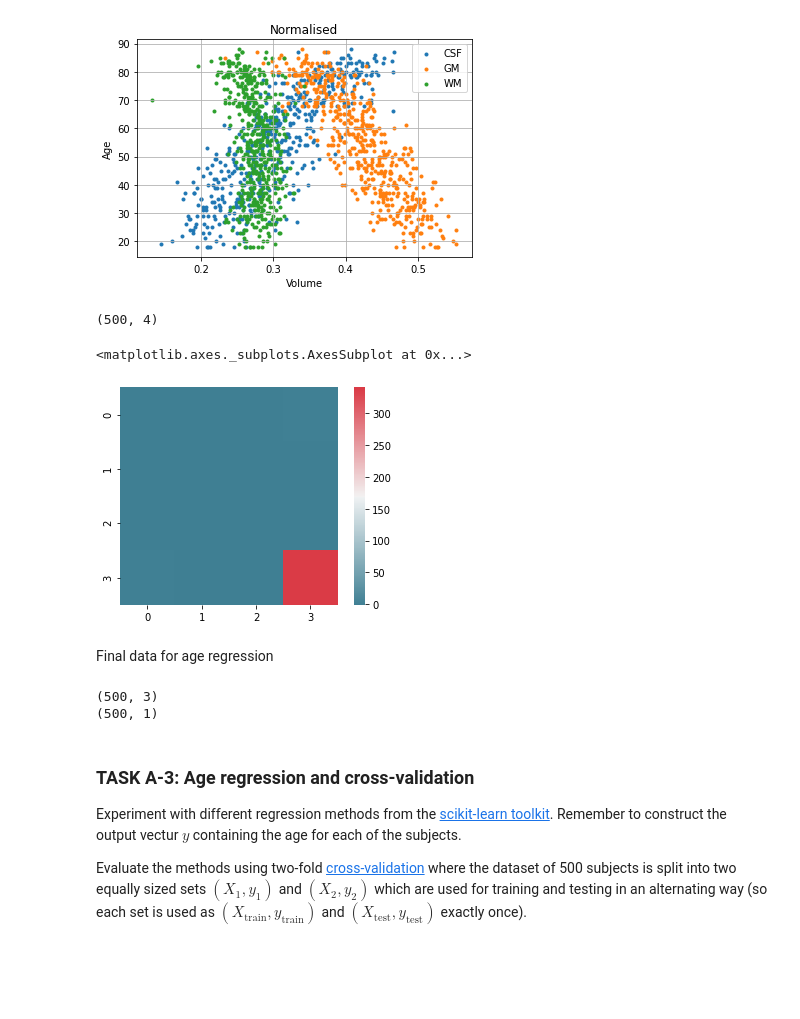
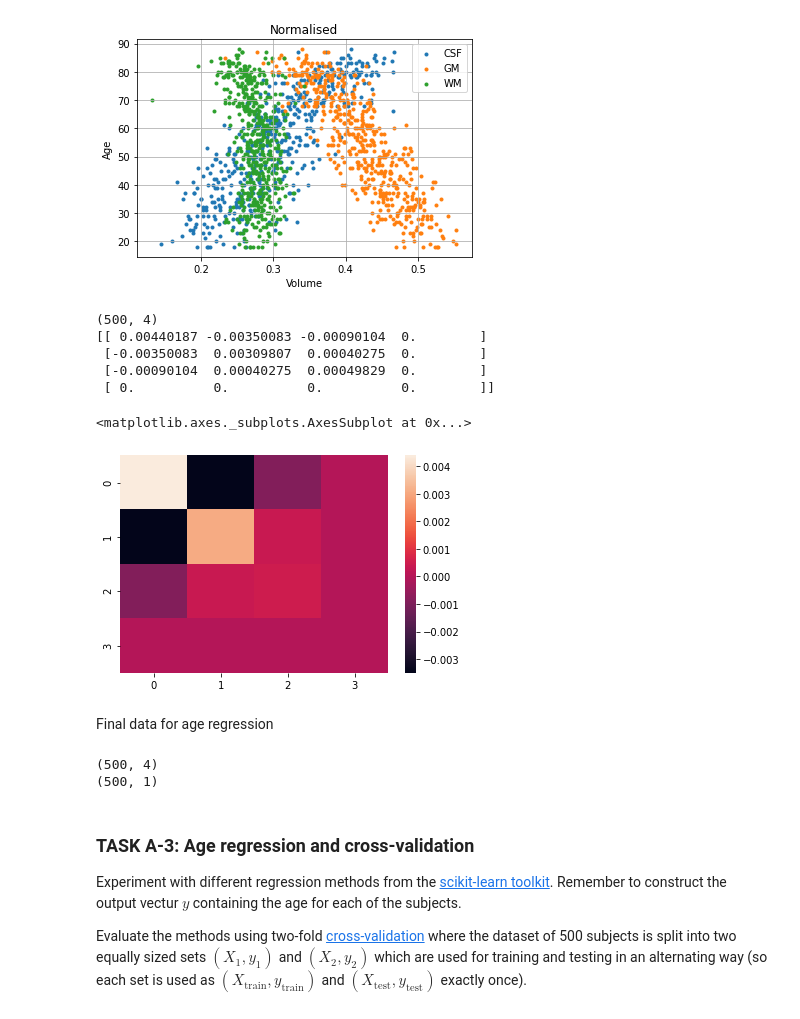
Before and after one commit to gf4417/MLforIMG-CW, a Jupyter notebook: Copy_of_CW_Brain_Age_Regression.ipynb, the cells around one changed output. Cells and saved outputs as stored; diff of their text form; code cells hidden in the pictures; blank space fills up the shorter version.

```diff
--- a/Copy_of_CW_Brain_Age_Regression.ipynb
+++ b/Copy_of_CW_Brain_Age_Regression.ipynb
@@ -696,7 +696,7 @@ ids_reg_train = list(meta_data_reg_train['subject_id'])
 files_reg_seg_train = [seg_dir + 'sub-' + f + '_T1w_seg.nii.gz' for f in ids_reg_train]
 
 # THIS MATRIX WILL STORE THE VOLUMES PER TISSUE CLASS
-vols = np.zeros((3,len(files_reg_seg_train)))
+vols = np.zeros((4,len(files_reg_seg_train)))
 
 for idx, _ in enumerate(tqdm(range(len(files_reg_seg_train)), desc='Calculating Features')):
 
@@ -712,6 +712,7 @@ for idx, _ in enumerate(tqdm(range(len(files_reg_seg_train)), desc='Calculating
         vols[0][idx] = np.sum(seg_img == 1)
         vols[1][idx] = np.sum(seg_img == 2)
         vols[2][idx] = np.sum(seg_img == 3)
+        #vols[3][idx] = vols[1][idx] * vols[2][idx]
 # %% [markdown]
 Plot features versus age.
 # %%
@@ -759,15 +763,20 @@ plt.show()
 # %%
 # Check colinearity of data
 import seaborn as sns
-X_data = np.concatenate((vols_normalised.T, meta_data_reg_train['age'].values.reshape(-1,1)), 1)
+X_data = vols_normalised.T #np.concatenate((vols_normalised.T, meta_data_reg_train['age'].values.reshape(-1,1)), 1)
 print(X_data.shape)
 
 corr = np.cov(X_data.T)
-sns.heatmap(corr, mask=np.zeros_like(corr, dtype=np.bool), cmap=sns.diverging_palette(220, 10, as_cmap=True), square=True)
+print(corr)
+sns.heatmap(corr)
 # %% [output]
 (500, 4)
+[[ 0.00440187 -0.00350083 -0.00090104  0.        ]
+ [-0.00350083  0.00309807  0.00040275  0.        ]
+ [-0.00090104  0.00040275  0.00049829  0.        ]
+ [ 0.          0.          0.          0.        ]]
 <matplotlib.axes._subplots.AxesSubplot at 0x...>
-[figure, old version]
+[figure, new version]
 # %% [markdown]
 Final data for age regression
 # %%
@@ -777,7 +786,7 @@ y = meta_data_reg_train['age'].values.reshape(-1,1)
 print(X.shape)
 print(y.shape)
 # %% [output]
-(500, 3)
+(500, 4)
 (500, 1)
 # %% [markdown]
 ### TASK A-3: Age regression and cross-validation
```
Also changed, not shown: parts of 5 cells of this notebook.
